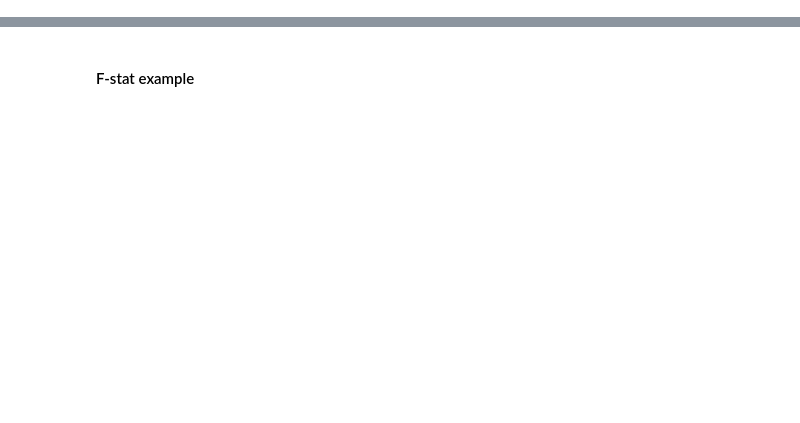
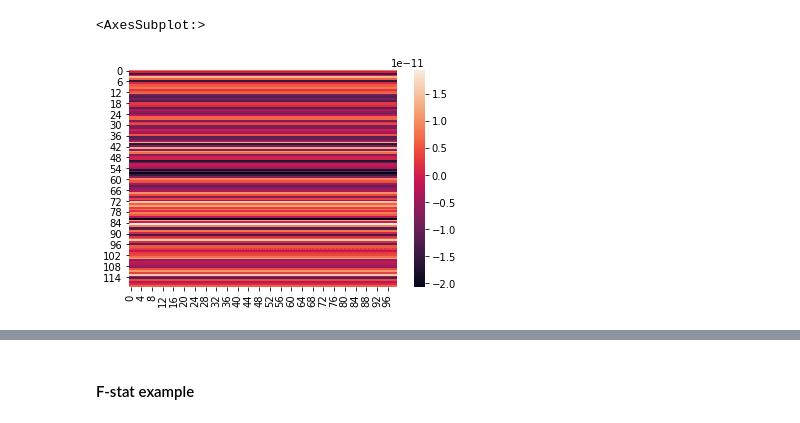
Before and after one commit to aswinvk28/boxing-unboxing-statistical, a Jupyter notebook: boxing-unboxing.ipynb, the cells around one changed output, grey strips where cells are left out. Saved outputs shown, nothing was run; the diff lists cells and outputs as text; code cells hidden in the pictures; blank space fills up the shorter version.

```diff
--- a/boxing-unboxing.ipynb
+++ b/boxing-unboxing.ipynb
@@ -71,0 +85,5 @@ import visvis
+# %%
+seaborn.heatmap(m[:,:,1])
+# %% [output]
+<AxesSubplot:>
+[figure, added]
```
Also changed, not shown: parts of 8 cells of this notebook, 8 other files.
